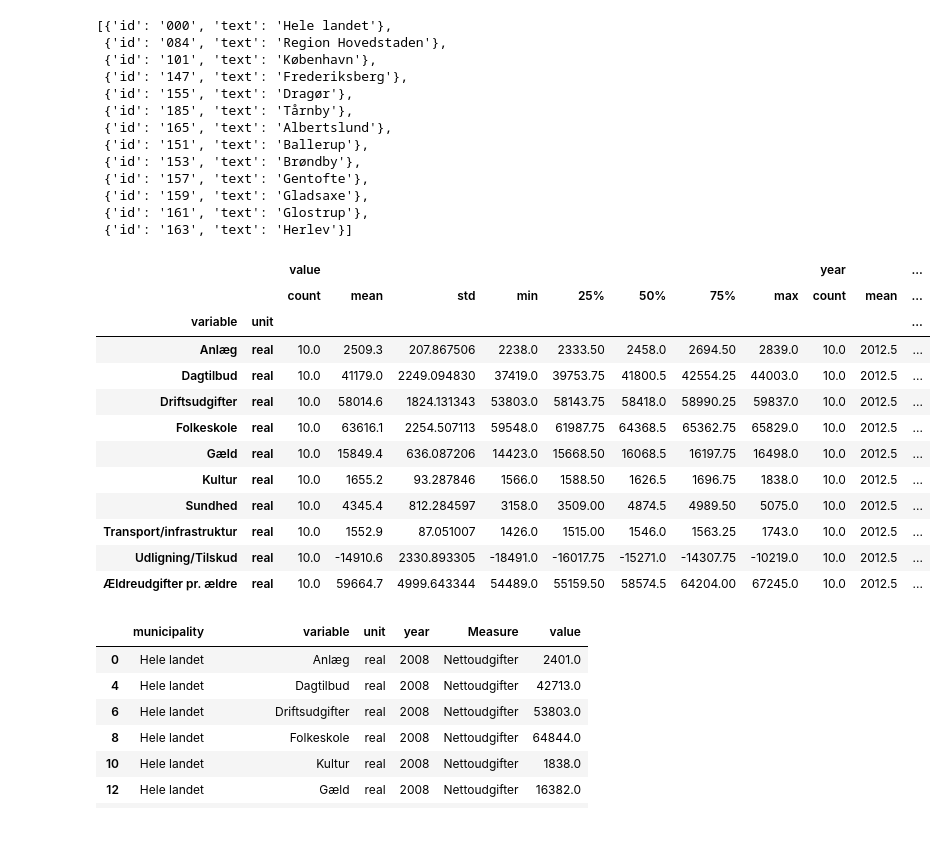
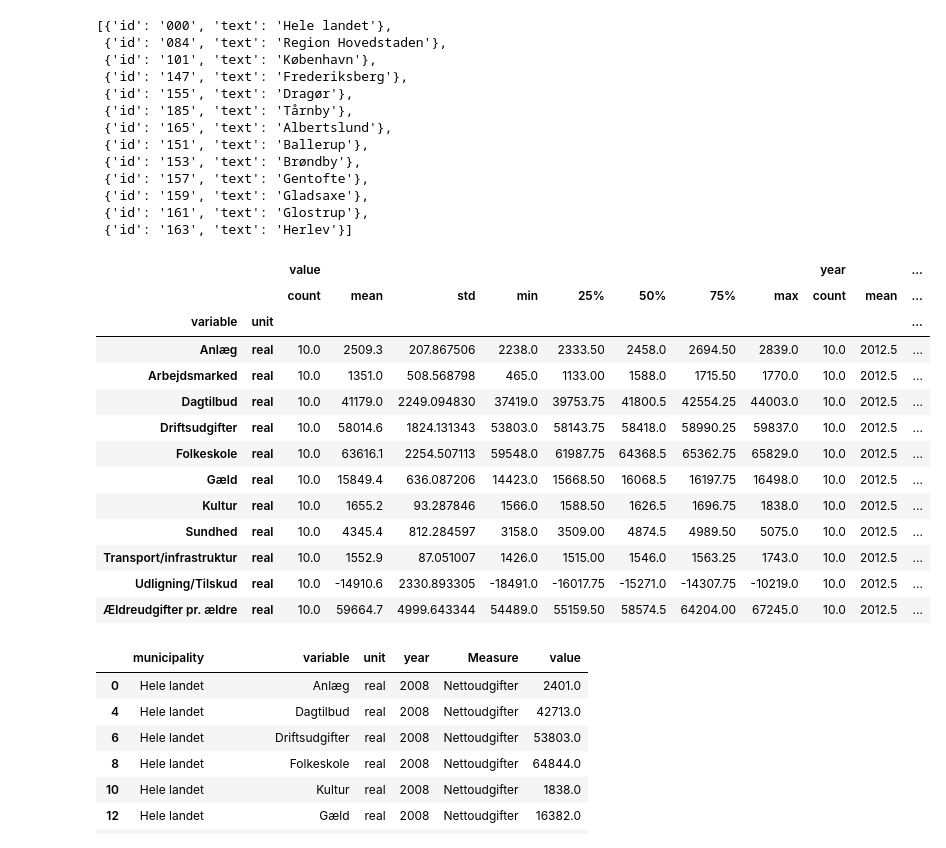
Before and after one commit to NumEconCopenhagen/projects-2019-peter-larsens-kaffe-m-havre, a Jupyter notebook: dataproject/dataProject.ipynb, the cells around one changed output. Drawn from its saved outputs; the diff is of its cells as text; code cells hidden in the pictures.

```diff
--- a/dataproject/dataProject.ipynb
+++ b/dataproject/dataProject.ipynb
@@ -285,7 +285,7 @@ var_dict['Dagtilbudsudgifter pr. 0-10 årig'] = 'Dagtilbud'
 var_dict['Sundhedsudgifter pr. indbygger'] = 'Sundhed'
 var_dict['Kulturudgifter pr. indbygger'] = 'Kultur'
 var_dict['Transport- og infrastrukturudgifter pr. indbygger'] = 'Transport/infrastruktur'
-#var_dict['Arbejdsmarkedsforanstaltningsudgifter pr. 16-64 årig'] = 'Arbejdsmarked'
+var_dict['Arbejdsmarkedsforanstaltningsudgifter pr. 16-64 årig'] = 'Arbejdsmarked'
 var_dict['Udlignings- og tilskudsbeløb pr. indbygger'] = 'Udligning/Tilskud'
 var_dict['Langfristet gæld pr. indbygger'] = 'Gæld'
 var_dict['Serviceudgifter pr. indbygger'] = 'Service'
@@ -299,33 +299,34 @@ nglk_true.rename(columns=columns_dict,inplace=True)
 
 # d) replace data
 for key,value in var_dict.items():
    nglk_true.variable.replace(key,value,inplace=True)
 
 for key,value in unit_dict.items():
    nglk_true.unit.replace(key,value,inplace=True)
 
 # e) keep if in var_dict
 I = False
 for key,value in var_dict.items():
     I = I | (nglk_true.variable == value)
 nglk_true = nglk_true[I]
 
 # f) Keep in in unit_dict;
 J = False
 for key,value in unit_dict.items():
     J = J | (nglk_true.unit == value)
 nglk_true = nglk_true[J]
 
 # g) convert values to numeric
 nglk_true.value = nglk_true.value.astype('float')
 
 # h) summary statistics
 nglk_true.groupby(['variable','unit']).describe()
 # %% [output]
 |  |  | value |  |  |  |  |  |  |  | year |  | ... |
 |  |  | count | mean | std | min | 25% | 50% | 75% | max | count | mean | ... |
 | variable | unit |  |  |  |  |  |  |  |  |  |  | ... |
 | Anlæg | real | 10.0 | 2509.3 | 207.867506 | 2238.0 | 2333.50 | 2458.0 | 2694.50 | 2839.0 | 10.0 | 2012.5 | ... |
+| Arbejdsmarked | real | 10.0 | 1351.0 | 508.568798 | 465.0 | 1133.00 | 1588.0 | 1715.50 | 1770.0 | 10.0 | 2012.5 | ... |
 | Dagtilbud | real | 10.0 | 41179.0 | 2249.094830 | 37419.0 | 39753.75 | 41800.5 | 42554.25 | 44003.0 | 10.0 | 2012.5 | ... |
 | Driftsudgifter | real | 10.0 | 58014.6 | 1824.131343 | 53803.0 | 58143.75 | 58418.0 | 58990.25 | 59837.0 | 10.0 | 2012.5 | ... |
 | Folkeskole | real | 10.0 | 63616.1 | 2254.507113 | 59548.0 | 61987.75 | 64368.5 | 65362.75 | 65829.0 | 10.0 | 2012.5 | ... |
```
Also changed, not shown: parts of 2 cells of this notebook.
